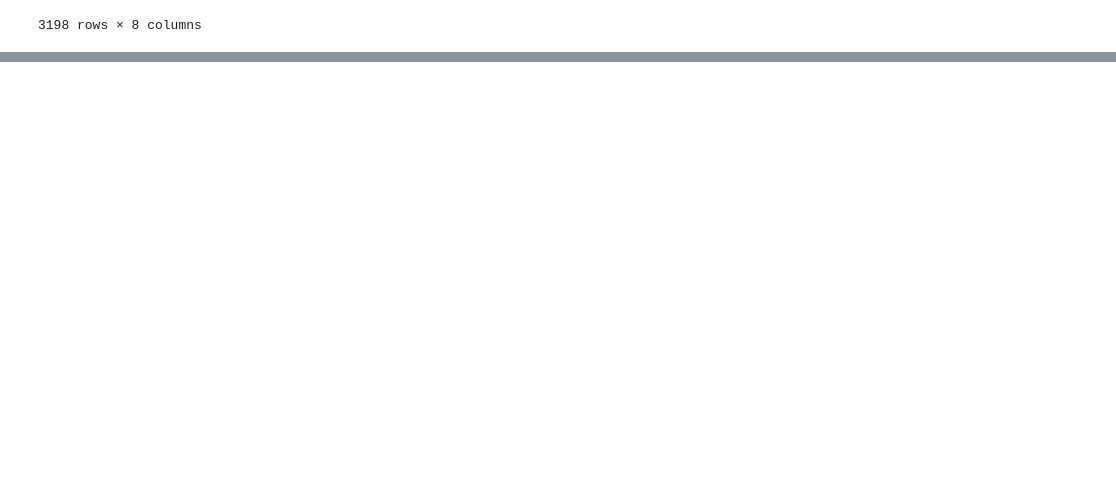
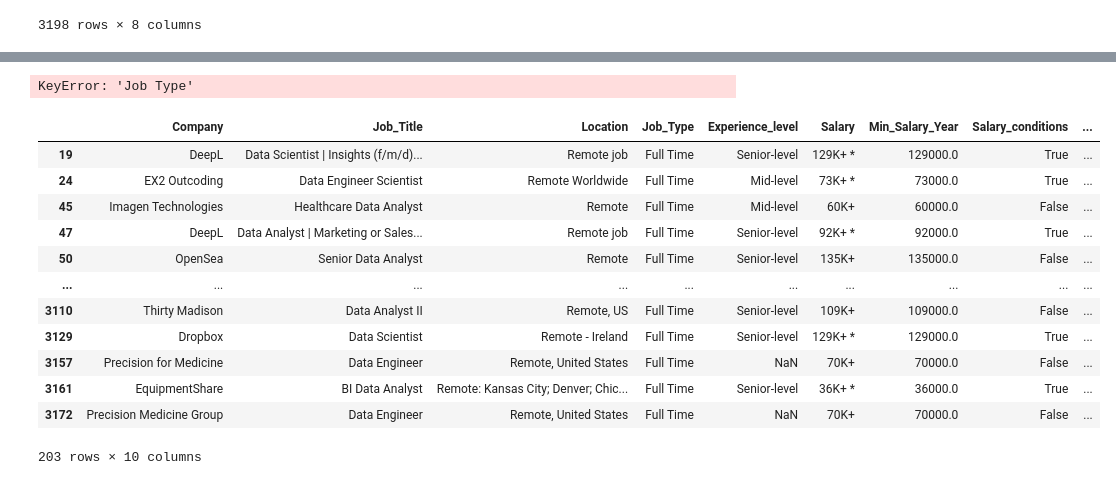
Before and after one commit to Tarifi-Hicham/jobs_project, a Jupyter notebook: script.ipynb, the cells around one changed output, grey strips where cells are left out. Cells and saved outputs as stored; diff of their text form; code cells hidden in the pictures; blank space fills up the shorter version.

Commit message:
explore data and get some insights

```diff
--- a/script.ipynb
+++ b/script.ipynb
@@ -26,0 +129,7 @@ df
+# %%
+# extract numerical values and multiply by 1000
+df_clean['Min_Salary_Year'] = df_clean['Salary'].str.extract('(\d+[\.,]?\d*)', expand=False).astype(float) * 1000
+# move Salary_num column to first position
+Min_Salary_Year = df_clean.pop('Min_Salary_Year')
+df_clean.insert(6, 'Min_Salary_Year', Min_Salary_Year)
+df_clean
@@ -26,0 +162,6 @@ df
+# %%
+# check if salary has Asterisk (*) or not
+df_clean['Salary_conditions'] = df_clean['Salary'].str.endswith('*')
+Salary_condition = df_clean.pop('Salary_conditions')
+df_clean.insert(7, 'Salary_conditions', Salary_condition)
+df_clean
@@ -26,0 +253,3 @@ df
+# %%
+# Rename the column to remove spaces
+df_clean.columns = df_clean.columns.str.replace(" ", "_")
@@ -26,0 +272,3 @@ df
+# %%
+df_clean.rename(columns={"Requirment_of_the_company_": "Requirment_of_the_company"}, inplace=True)
+df_clean
@@ -26,0 +369,20 @@ df
+# %%
+df_clean[(df_clean['Salary'].isna()) & (df_clean['Job Type'] != 'Internship')]
+# %% [output]
+KeyError: 'Job Type'
+# %%
+df_clean[df_clean['Location'].str.startswith('Remote')]
+# %% [output]
+|  | Company | Job_Title | Location | Job_Type | Experience_level | Salary | Min_Salary_Year | Salary_conditions | ... |
+| 19 | DeepL | Data Scientist | Insights (f/m/d)... | Remote job | Full Time | Senior-level | 129K+ * | 129000.0 | True | ... |
+| 24 | EX2 Outcoding | Data Engineer Scientist | Remote Worldwide | Full Time | Mid-level | 73K+ * | 73000.0 | True | ... |
+| 45 | Imagen Technologies | Healthcare Data Analyst | Remote | Full Time | Mid-level | 60K+ | 60000.0 | False | ... |
+| 47 | DeepL | Data Analyst | Marketing or Sales... | Remote job | Full Time | Senior-level | 92K+ * | 92000.0 | True | ... |
+| 50 | OpenSea | Senior Data Analyst | Remote | Full Time | Senior-level | 135K+ | 135000.0 | False | ... |
+| ... | ... | ... | ... | ... | ... | ... | ... | ... | ... |
+| 3110 | Thirty Madison | Data Analyst II | Remote, US | Full Time | Senior-level | 109K+ | 109000.0 | False | ... |
+| 3129 | Dropbox | Data Scientist | Remote - Ireland | Full Time | Senior-level | 129K+ * | 129000.0 | True | ... |
+| 3157 | Precision for Medicine | Data Engineer | Remote, United States | Full Time | NaN | 70K+ | 70000.0 | False | ... |
+| 3161 | EquipmentShare | BI Data Analyst | Remote: Kansas City; Denver; Chic... | Full Time | Senior-level | 36K+ * | 36000.0 | True | ... |
+| 3172 | Precision Medicine Group | Data Engineer | Remote, United States | Full Time | NaN | 70K+ | 70000.0 | False | ... |
+203 rows × 10 columns
```
Also changed, not shown: parts of 32 cells of this notebook.
